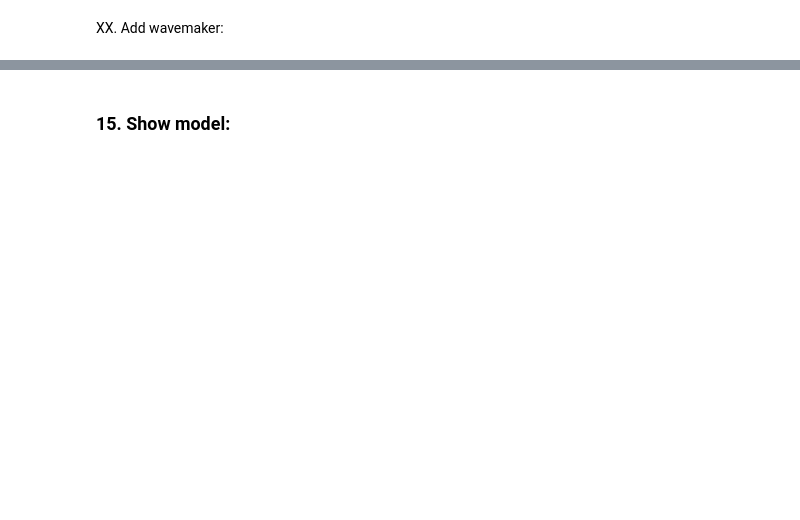
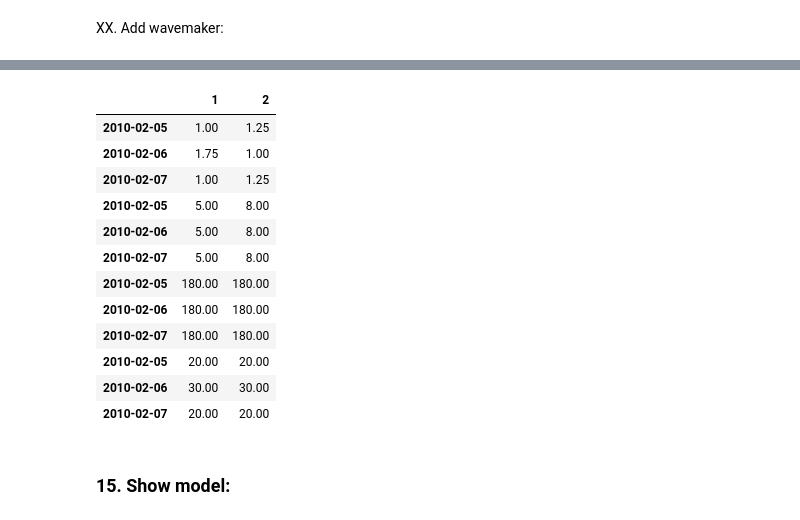
Before and after one commit to Deltares/hydromt_sfincs, a Jupyter notebook: examples/build_from_script.ipynb, the cells around one changed output, grey strips where cells are left out. Saved outputs shown, nothing was run; the diff lists cells and outputs as text; code cells hidden in the pictures; blank space fills up the shorter version.

Commit message:
- some more docs adds in utils - start adding example in notebook for setup_waveforcing

```diff
--- a/examples/build_from_script.ipynb
+++ b/examples/build_from_script.ipynb
@@ -454,0 +465,14 @@ sf.geoms['wvm']
+# %%
+# Here we specify at what x&y-locations we have measured/modelled input water level data in the bndfile of SFINCS:
+
+# x&y-locations in same coordinate reference system as the grid:
+x = [319526, 329195]
+y = [5041108, 5046243]
+
+# add to Geopandas dataframe as needed by HydroMT
+pnts = gpd.points_from_xy(x, y)
+index = [1, 2]  # NOTE that the index should start at one
+bwd = gpd.GeoDataFrame(index=index, geometry=pnts, crs=sf.crs)
+
+# show what has been created:
+display(bwd)
@@ -454,0 +483,20 @@ sf.geoms['wvm']
+# %%
+# Here we specify at what times we are providing water level input, and afterwards what the values are per input location:
+
+# In this case we will provide 3 values (periods=3) between the start (tstart=20100201 000000) and the end (tstop=20100201 120000) of the simulation:
+time = pd.date_range(
+    start=utils.parse_datetime(sf.config["tstart"]),
+    end=utils.parse_datetime(sf.config["tstop"]),
+    periods=3,
+)
+
+# and the actual water levels, in this case for input location 1 a water level rising from 0 to 2 meters and back to 0:
+wave_height = [[1, 1.25], [1.75, 1.0], [1, 1.25]]
+wave_period = [[5, 8], [5, 8], [5, 8]]
+wave_direction = [[180, 180], [180, 180], [180, 180]]
+wave_spreading = [[20, 20], [30, 30], [20, 20]]
+
+bwave = {'wave_height': wave_height, 'wave_period': wave_period, 'wave_direction': wave_direction, 'wave_spreading': wave_spreading}
+display(bwave)
+
+display(time)
@@ -454,0 +509,23 @@ sf.geoms['wvm']
+# %%
+bwavehpd = pd.DataFrame(index=time, columns=index, data=wave_height)
+bwaveppd = pd.DataFrame(index=time, columns=index, data=wave_period)
+bwavedpd = pd.DataFrame(index=time, columns=index, data=wave_direction)
+bwavespd = pd.DataFrame(index=time, columns=index, data=wave_spreading)
+
+bwavepd = pd.concat([bwavehpd, bwaveppd, bwavedpd, bwavespd],axis=1)
+
+display(bwavepd)
+# %% [output]
+|  | 1 | 2 |
+| 2010-02-05 | 1.00 | 1.25 |
+| 2010-02-06 | 1.75 | 1.00 |
+| 2010-02-07 | 1.00 | 1.25 |
+| 2010-02-05 | 5.00 | 8.00 |
+| 2010-02-06 | 5.00 | 8.00 |
+| 2010-02-07 | 5.00 | 8.00 |
+| 2010-02-05 | 180.00 | 180.00 |
+| 2010-02-06 | 180.00 | 180.00 |
+| 2010-02-07 | 180.00 | 180.00 |
+| 2010-02-05 | 20.00 | 20.00 |
+| 2010-02-06 | 30.00 | 30.00 |
+| 2010-02-07 | 20.00 | 20.00 |
```
Also changed, not shown: parts of 13 cells of this notebook, 1 other file.
